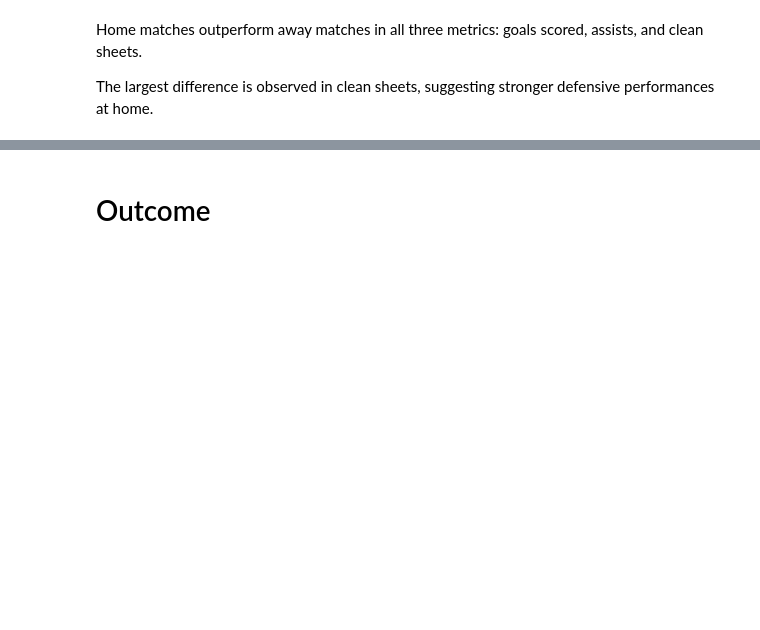
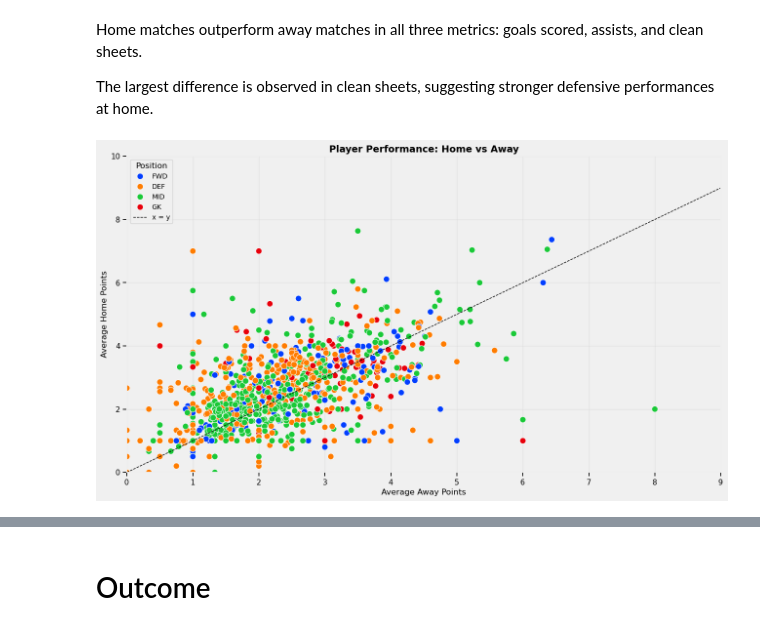
Before and after one commit to MahaFakhroo/D.R.E.A.M., a Jupyter notebook: Python Scripts/EDA_Visuals.ipynb, the cells around one changed output, grey strips where cells are left out. Saved outputs shown, nothing was run; the diff lists cells and outputs as text; code cells hidden in the pictures; blank space fills up the shorter version.

```diff
--- a/Python Scripts/EDA_Visuals.ipynb
+++ b/Python Scripts/EDA_Visuals.ipynb
@@ -796,4 +824,42 @@ plt.show()
 Home matches outperform away matches in all three metrics: goals scored, assists, and clean sheets.
 
 The largest difference is observed in clean sheets, suggesting stronger defensive performances at home.
+# %%
+# Aggregate data to calculate average points for each player
+player_comparison_filtered = player_comparison_filtered.groupby(['name', 'position']).agg({
+    'Away Points': 'mean',
+    'Home Points': 'mean'
+}).reset_index()
+
+# Plotting the scatter plot with hue based on player position
+plt.figure(figsize=(14, 8))
+sns.scatterplot(
+    x='Away Points',
+    y='Home Points',
+    hue='position',
+    data=player_comparison_filtered,
+    edgecolor="w",
+    s=80,
+    palette="bright"
+)
+
+# Add a reference line for x = y
+max_value = player_comparison_filtered[['Away Points', 'Home Points']].max().max()
+plt.plot(
+    [0, max_value],
+    [0, max_value],
+    'k--', linewidth=1, label="x = y"
+)
+
+# Add plot enhancements
+plt.title("Player Performance: Home vs Away", fontsize=14, fontweight='bold')
+plt.xlabel("Average Away Points", fontsize=12)
+plt.ylabel("Average Home Points", fontsize=12)
+plt.grid(alpha=0.3)
+plt.xlim(0, player_comparison_filtered['Away Points'].max() + 1)
+plt.ylim(0, player_comparison_filtered['Home Points'].max() + 1)
+plt.legend(title="Position", fontsize=10)
+plt.show()
+# %% [output]
+[figure, added]
 # %%
```
Also changed, not shown: parts of 30 cells of this notebook.
